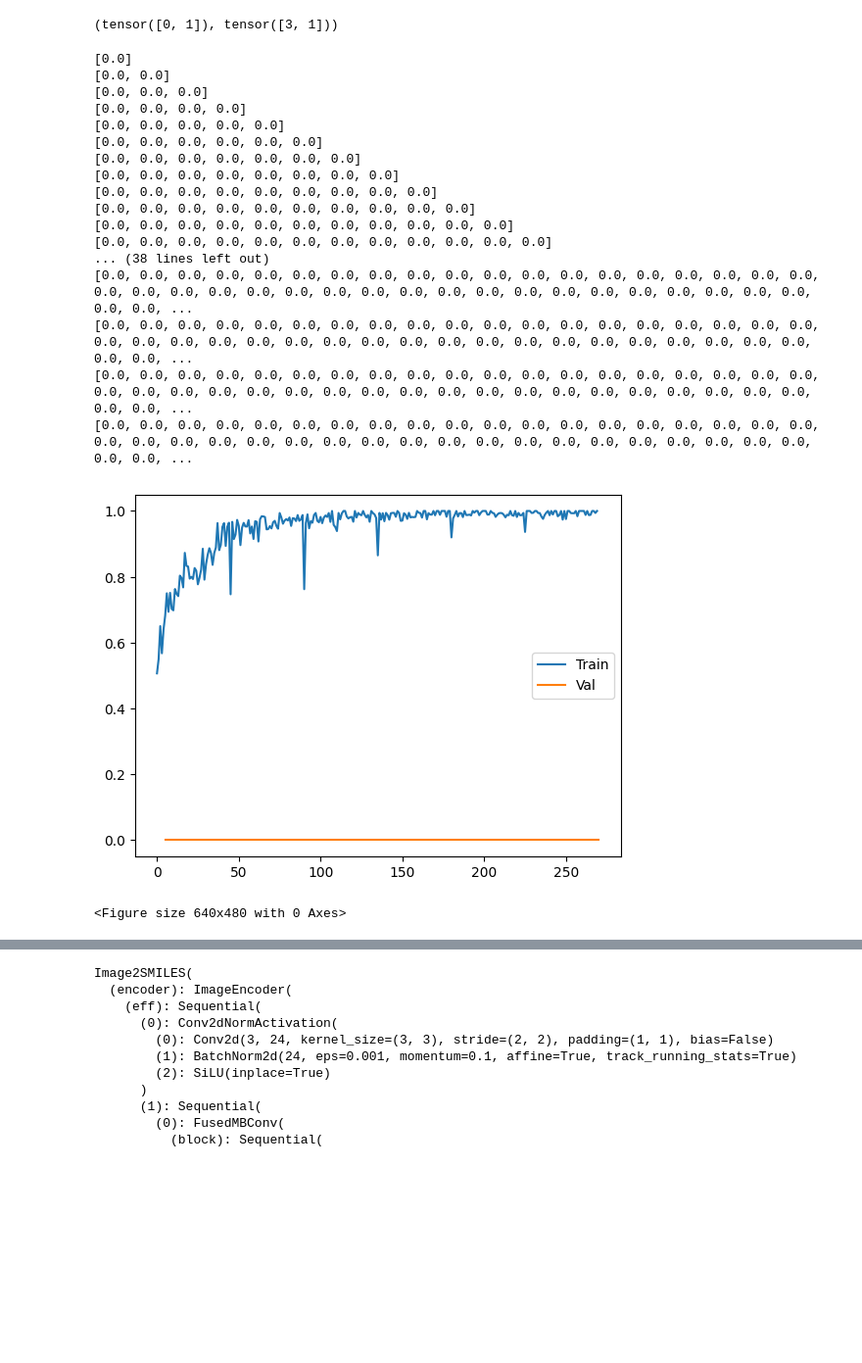
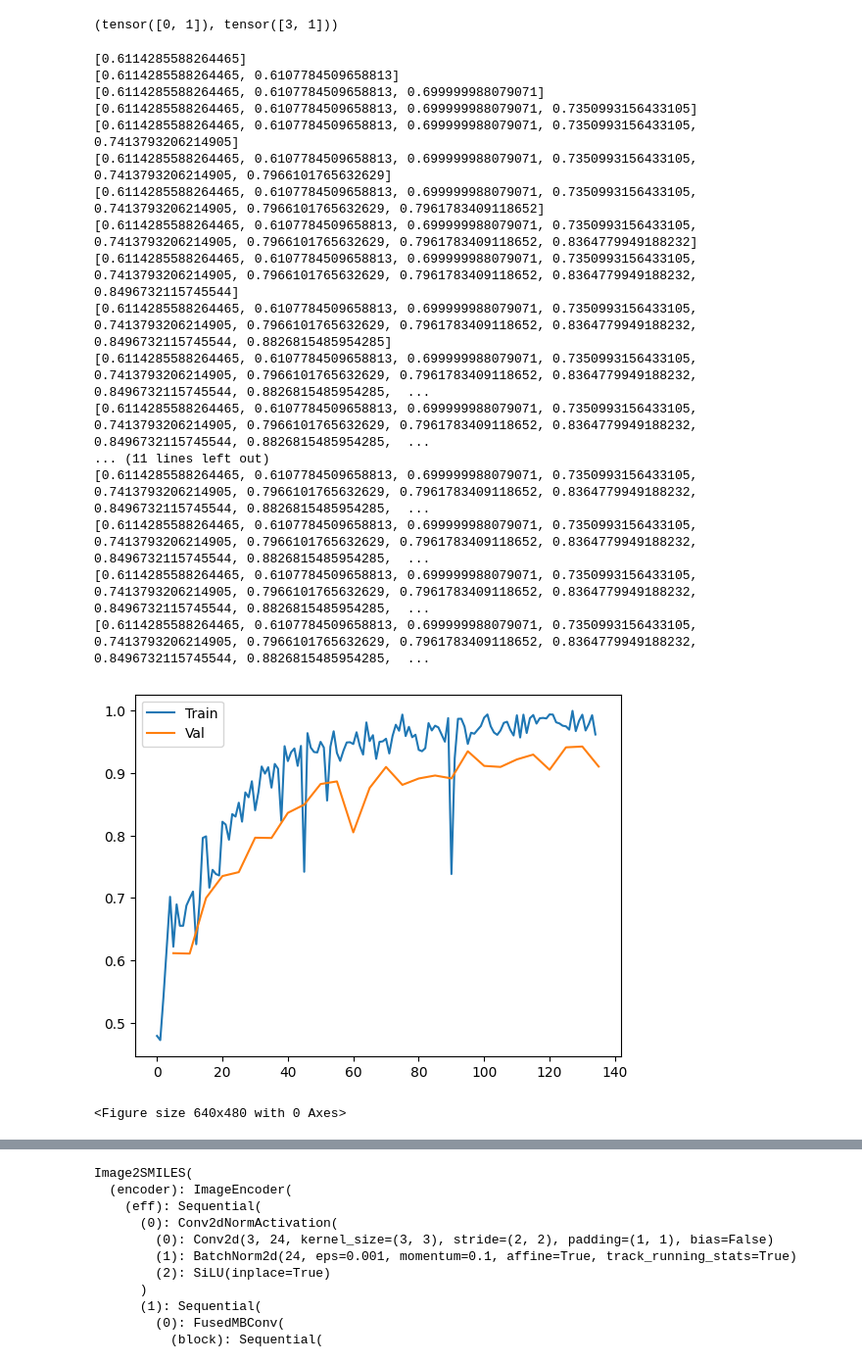
Before and after one commit to weathon/3d2smile, a Jupyter notebook: finetune.ipynb, the cells around one changed output, grey strips where cells are left out. Shown at 98% size. Saved outputs shown, nothing was run; the diff lists cells and outputs as text; code cells hidden in the pictures; blank space fills up the shorter version.

```diff
--- a/finetune.ipynb
+++ b/finetune.ipynb
@@ -326,7 +327,7 @@ def val():
   # global mod
   np.random.shuffle(val_names)
   running_loss = 0
-  eval_mod = mod.train(False)  #forget to use =
+  eval_mod = mod.train(False).to(device)  #forget to use =
   # ids = os.listdir("images")[:10]
 
   valacc = []
@@ -345,7 +346,7 @@ def val():
 
 
   running_loss += loss.item()
-  valacc.append(sequence_acc(outputs.detach(), text_out))
+  valacc.append(mask_acc(outputs.detach(), text_out).item())
   # return outputs
   return running_loss, np.mean(valacc)
 # %%
@@ -375,7 +376,7 @@ torch.manual_seed(0)
 # %%
 # 都改回来了还是一样好？ 没有，开始变差了，数据增强有用？还是冻结 shetou mingbaileshizuihoudeyouzaid
 # %%
-def train(lr, T0, epoch, forzen, reload=False, split=1):
+def train(lr, gamma, epoch, forzen, reload=False, split=1):
   global mod
   # lr = lr*split #oh why learning rate*4 this is why it trains much better, still need nigher learning rate zuibagankouke zhege haizaizheli a a banbenwanquanluanle
   if reload:
@@ -398,7 +399,7 @@ def train(lr, T0, epoch, forzen, reload=False, split=1):
     mod.parameters(),
     lr=lr)
   import pylab
-  scheduler = torch.optim.lr_scheduler.CosineAnnealingWarmRestarts(optimizer, T0)
+  scheduler = torch.optim.lr_scheduler.ExponentialLR(optimizer, gamma)
   running_loss = 0
   for epoch in range(epoch):
     np.random.shuffle(train_names)
@@ -442,7 +443,7 @@ def train(lr, T0, epoch, forzen, reload=False, split=1):
   pylab.plot(np.arange(1, len(val_acc)+1)*(len(access)/len(val_acc)),val_acc,label="Val")
   pylab.legend()
   pylab.show()
-  pylab.savefig(f"{lr}_{T0}_{epoch}.png")
+  pylab.savefig(f"{lr}_{gamma}_{epoch}.png")
   return mod
 # %%
 reversed_word_map_={}
@@ -465,26 +466,26 @@ top_k_2d(torch.tensor([[0,1,4,12],
 # %%
 #shetouexguaibudexianzaihaole xianzaishizhenggewenjianjiadounaquxunlianle  kunexhaishiyoufenkaide touuuyun    ce cshiox cxaid a  proint () for i in lio
 # %%
-mod = train(0.0002, 6, 6,  True, reload=True)#duzikunhuxi xiaobatch size lianggejiuhaole chongxingtiaochaocanshushujuxieloukudnuzi
+mod = train(0.0001, 0.98, 3,  True, reload=True)#duzikunhuxi xiaobatch size lianggejiuhaole chongxingtiaochaocanshushujuxieloukudnuzi
 # %% [output]
-[0.0]
-[0.0, 0.0]
-[0.0, 0.0, 0.0]
-[0.0, 0.0, 0.0, 0.0]
-[0.0, 0.0, 0.0, 0.0, 0.0]
-[0.0, 0.0, 0.0, 0.0, 0.0, 0.0]
-[0.0, 0.0, 0.0, 0.0, 0.0, 0.0, 0.0]
-[0.0, 0.0, 0.0, 0.0, 0.0, 0.0, 0.0, 0.0]
-[0.0, 0.0, 0.0, 0.0, 0.0, 0.0, 0.0, 0.0, 0.0]
-[0.0, 0.0, 0.0, 0.0, 0.0, 0.0, 0.0, 0.0, 0.0, 0.0]
-[0.0, 0.0, 0.0, 0.0, 0.0, 0.0, 0.0, 0.0, 0.0, 0.0, 0.0]
-[0.0, 0.0, 0.0, 0.0, 0.0, 0.0, 0.0, 0.0, 0.0, 0.0, 0.0, 0.0]
-... (38 lines left out)
-[0.0, 0.0, 0.0, 0.0, 0.0, 0.0, 0.0, 0.0, 0.0, 0.0, 0.0, 0.0, 0.0, 0.0, 0.0, 0.0, 0.0, 0.0, 0.0, 0.0, 0.0, 0.0, 0.0, 0.0, 0.0, 0.0, 0.0, 0.0, 0.0, 0.0, 0.0, 0.0, 0.0, 0.0, 0.0, 0.0, 0.0, 0.0, 0.0, 0.0, ...
-[0.0, 0.0, 0.0, 0.0, 0.0, 0.0, 0.0, 0.0, 0.0, 0.0, 0.0, 0.0, 0.0, 0.0, 0.0, 0.0, 0.0, 0.0, 0.0, 0.0, 0.0, 0.0, 0.0, 0.0, 0.0, 0.0, 0.0, 0.0, 0.0, 0.0, 0.0, 0.0, 0.0, 0.0, 0.0, 0.0, 0.0, 0.0, 0.0, 0.0, ...
-[0.0, 0.0, 0.0, 0.0, 0.0, 0.0, 0.0, 0.0, 0.0, 0.0, 0.0, 0.0, 0.0, 0.0, 0.0, 0.0, 0.0, 0.0, 0.0, 0.0, 0.0, 0.0, 0.0, 0.0, 0.0, 0.0, 0.0, 0.0, 0.0, 0.0, 0.0, 0.0, 0.0, 0.0, 0.0, 0.0, 0.0, 0.0, 0.0, 0.0, ...
-[0.0, 0.0, 0.0, 0.0, 0.0, 0.0, 0.0, 0.0, 0.0, 0.0, 0.0, 0.0, 0.0, 0.0, 0.0, 0.0, 0.0, 0.0, 0.0, 0.0, 0.0, 0.0, 0.0, 0.0, 0.0, 0.0, 0.0, 0.0, 0.0, 0.0, 0.0, 0.0, 0.0, 0.0, 0.0, 0.0, 0.0, 0.0, 0.0, 0.0, ...
+[0.6114285588264465]
+[0.6114285588264465, 0.6107784509658813]
+[0.6114285588264465, 0.6107784509658813, 0.699999988079071]
+[0.6114285588264465, 0.6107784509658813, 0.699999988079071, 0.7350993156433105]
+[0.6114285588264465, 0.6107784509658813, 0.699999988079071, 0.7350993156433105, 0.7413793206214905]
+[0.6114285588264465, 0.6107784509658813, 0.699999988079071, 0.7350993156433105, 0.7413793206214905, 0.7966101765632629]
+[0.6114285588264465, 0.6107784509658813, 0.699999988079071, 0.7350993156433105, 0.7413793206214905, 0.7966101765632629, 0.7961783409118652]
+[0.6114285588264465, 0.6107784509658813, 0.699999988079071, 0.7350993156433105, 0.7413793206214905, 0.7966101765632629, 0.7961783409118652, 0.8364779949188232]
+[0.6114285588264465, 0.6107784509658813, 0.699999988079071, 0.7350993156433105, 0.7413793206214905, 0.7966101765632629, 0.7961783409118652, 0.8364779949188232, 0.8496732115745544]
+[0.6114285588264465, 0.6107784509658813, 0.699999988079071, 0.7350993156433105, 0.7413793206214905, 0.7966101765632629, 0.7961783409118652, 0.8364779949188232, 0.8496732115745544, 0.8826815485954285]
+[0.6114285588264465, 0.6107784509658813, 0.699999988079071, 0.7350993156433105, 0.7413793206214905, 0.7966101765632629, 0.7961783409118652, 0.8364779949188232, 0.8496732115745544, 0.8826815485954285,  ...
+[0.6114285588264465, 0.6107784509658813, 0.699999988079071, 0.7350993156433105, 0.7413793206214905, 0.7966101765632629, 0.7961783409118652, 0.8364779949188232, 0.8496732115745544, 0.8826815485954285,  ...
+... (11 lines left out)
+[0.6114285588264465, 0.6107784509658813, 0.699999988079071, 0.7350993156433105, 0.7413793206214905, 0.7966101765632629, 0.7961783409118652, 0.8364779949188232, 0.8496732115745544, 0.8826815485954285,  ...
+[0.6114285588264465, 0.6107784509658813, 0.699999988079071, 0.7350993156433105, 0.7413793206214905, 0.7966101765632629, 0.7961783409118652, 0.8364779949188232, 0.8496732115745544, 0.8826815485954285,  ...
+[0.6114285588264465, 0.6107784509658813, 0.699999988079071, 0.7350993156433105, 0.7413793206214905, 0.7966101765632629, 0.7961783409118652, 0.8364779949188232, 0.8496732115745544, 0.8826815485954285,  ...
+[0.6114285588264465, 0.6107784509658813, 0.699999988079071, 0.7350993156433105, 0.7413793206214905, 0.7966101765632629, 0.7961783409118652, 0.8364779949188232, 0.8496732115745544, 0.8826815485954285,  ...
-[figure, old version]
+[figure, new version]
 <Figure size 640x480 with 0 Axes>
 # %%
 mod = torch.load("drive/MyDrive/CNO", map_location=device)
```
Also changed, not shown: parts of 3 cells of this notebook.
